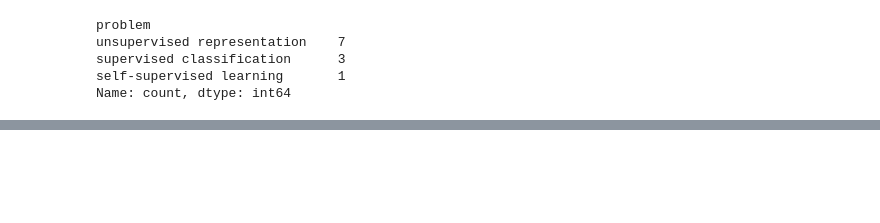
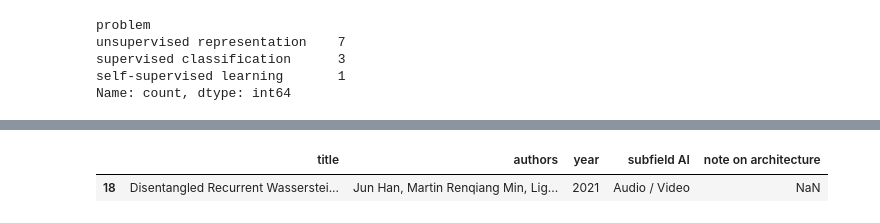
Before and after one commit to alextdnreb/LiteratureReview, a Jupyter notebook: survey_disentangled.ipynb, the cells around one changed output, grey strips where cells are left out. Drawn from its saved outputs; the diff is of its cells as text; code cells hidden in the pictures; blank space fills up the shorter version.

```diff
--- a/survey_disentangled.ipynb
+++ b/survey_disentangled.ipynb
@@ -337,0 +357,9 @@ full_data[full_data["problem"] == "unsupervised representation"]
+# %%
+display(
+    full_data[full_data["architecture"] == "Recurrent Wasserstein Autoencoder"][
+        ["title", "authors", "year", "subfield AI", "note on architecture"]
+    ]
+)
+# %% [output]
+|  | title | authors | year | subfield AI | note on architecture |
+| 18 | Disentangled Recurrent Wasserstei... | Jun Han, Martin Renqiang Min, Lig... | 2021 | Audio / Video | NaN |
```
Also changed, not shown: parts of 2 cells of this notebook, 1 other file.
